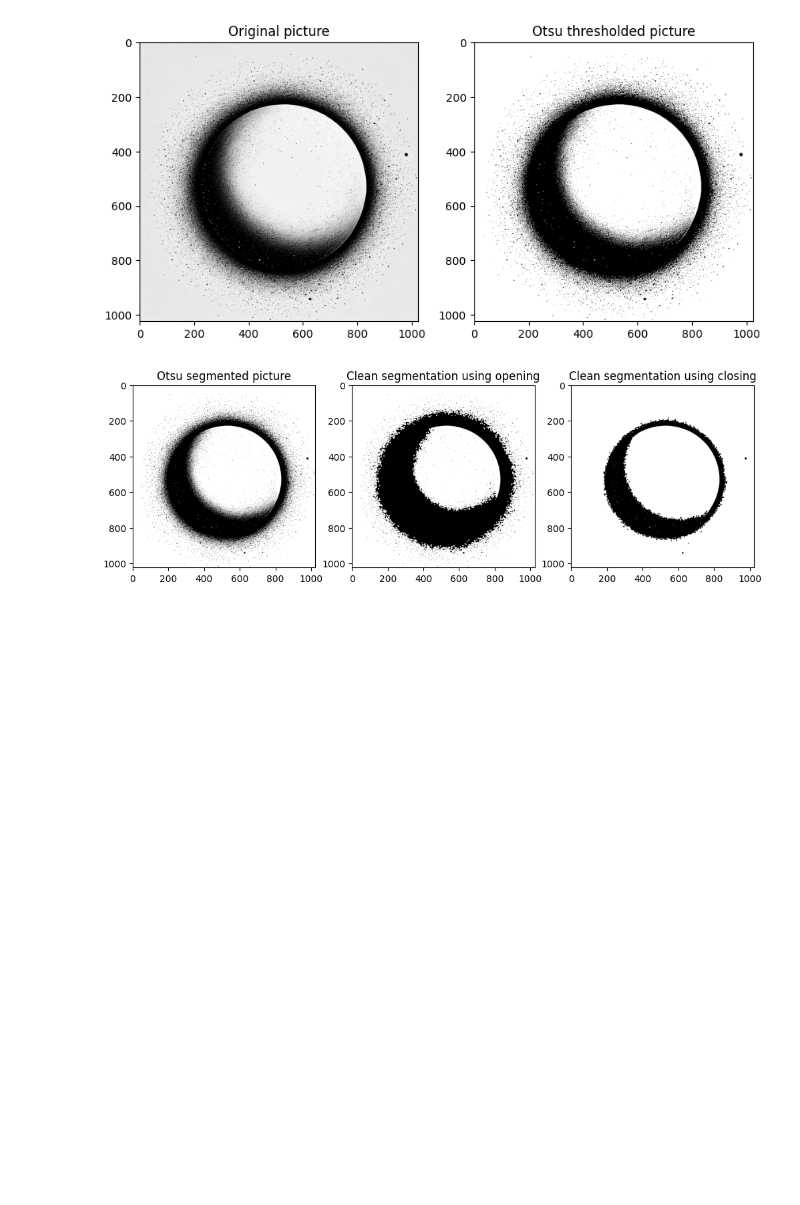
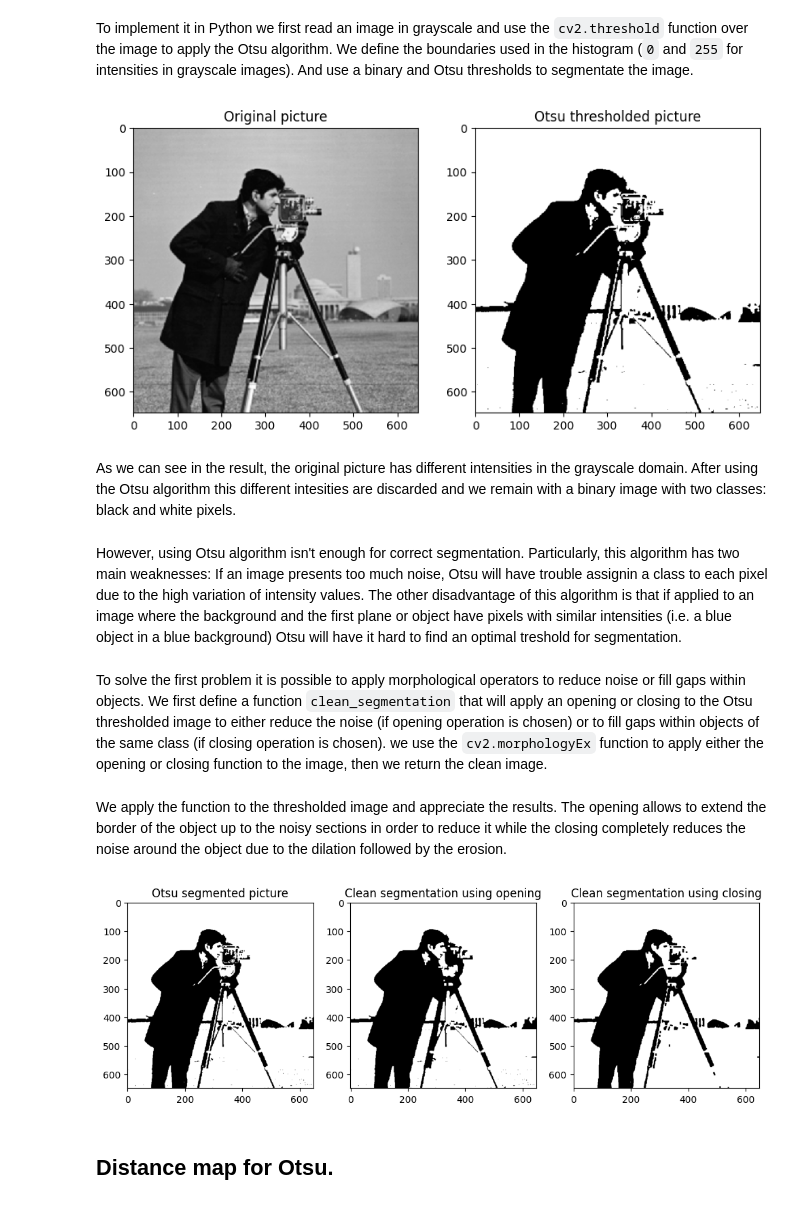
Before and after one commit to EriherSizac/MCCi-2024-Ag-Dec, a Jupyter notebook: Vision Computadora/Tareas/Tarea 2/HW2.ipynb, the cells around one changed output. Cells and saved outputs as stored; diff of their text form; code cells hidden in the pictures; blank space fills up the shorter version.

```diff
--- a/Vision Computadora/Tareas/Tarea 2/HW2.ipynb
+++ b/Vision Computadora/Tareas/Tarea 2/HW2.ipynb
@@ -5,26 +30,34 @@ import matplotlib.pyplot as plt
+# %% [markdown]
+To implement it in Python we first read an image in grayscale and use the `cv2.threshold` function over the image to apply the Otsu algorithm. We define the boundaries used in the histogram (`0` and `255` for intensities in grayscale images). And use a binary and Otsu thresholds to segmentate the image.
 # %%
 # Read image in grayscale
-img = cv2.imread('binary_image.png', 0)
+img = cv2.imread('cameraman.png', 0)
 
 # Apply Otsu
 _, otsu_img = cv2.threshold(img, 0, 255, cv2.THRESH_BINARY + cv2.THRESH_OTSU)
 
 # Show original and threshold image
 plt.figure(figsize=(10, 5))
 
 # Original picture
 plt.subplot(1, 2, 1)
 plt.imshow(img, cmap='gray')
 plt.title('Original picture')
 
 # Otsu picture
 plt.subplot(1, 2, 2)
 plt.imshow(otsu_img, cmap='gray')
 plt.title('Otsu thresholded picture')
 
 plt.show()
 # %% [output]
-[figure, old version]
+[figure, new version]
+# %% [markdown]
+As we can see in the result, the original picture has different intensities in the grayscale domain. After using the Otsu algorithm this different intesities are discarded and we remain with a binary image with two classes: black and white pixels.
+# %% [markdown]
+However, using Otsu algorithm isn't enough for correct segmentation. Particularly, this algorithm has two main weaknesses: If an image presents too much noise, Otsu will have trouble assignin a class to each pixel due to the high variation of intensity values. The other disadvantage of this algorithm is that if applied to an image where the background and the first plane or object have pixels with similar intensities (i.e. a blue object in a blue background) Otsu will have it hard to find an optimal treshold for segmentation.
+# %% [markdown]
+To solve the first problem it is possible to apply morphological operators to reduce noise or fill gaps within objects. We first define a function `clean_segmentation` that will apply an opening or closing to the Otsu thresholded image to either reduce the noise (if opening operation is chosen) or to fill gaps within objects of the same class (if closing operation is chosen). we use the `cv2.morphologyEx` function to apply either the opening or closing function to the image, then we return the clean image.
 # %%
 def clean_segmentation(img, operation, kernel_size=(5, 5)):
     # Create a kernel for morphological operation
@@ -41,6 +74,8 @@ def clean_segmentation(img, operation, kernel_size=(5, 5)):
         raise ValueError("Operation must be 'opening' or 'closing'.")
 
     return clean_img
+# %% [markdown]
+We apply the function to the thresholded image and appreciate the results. The opening allows to extend the border of the object up to the noisy sections in order to reduce it while the closing completely reduces the noise around the object due to the dilation followed by the erosion.
 # %%
 # Clean Otsu image with 'opening'
 otsu_opening_img = clean_segmentation(otsu_img, 'opening')
@@ -65,4 +100,6 @@ plt.title('Clean segmentation using closing')
 
 plt.show()
 # %% [output]
-[figure, old version]
+[figure, new version]
+# %% [markdown]
+## Distance map for Otsu.
```
Also changed, not shown: parts of 11 cells of this notebook, 1 other file.
